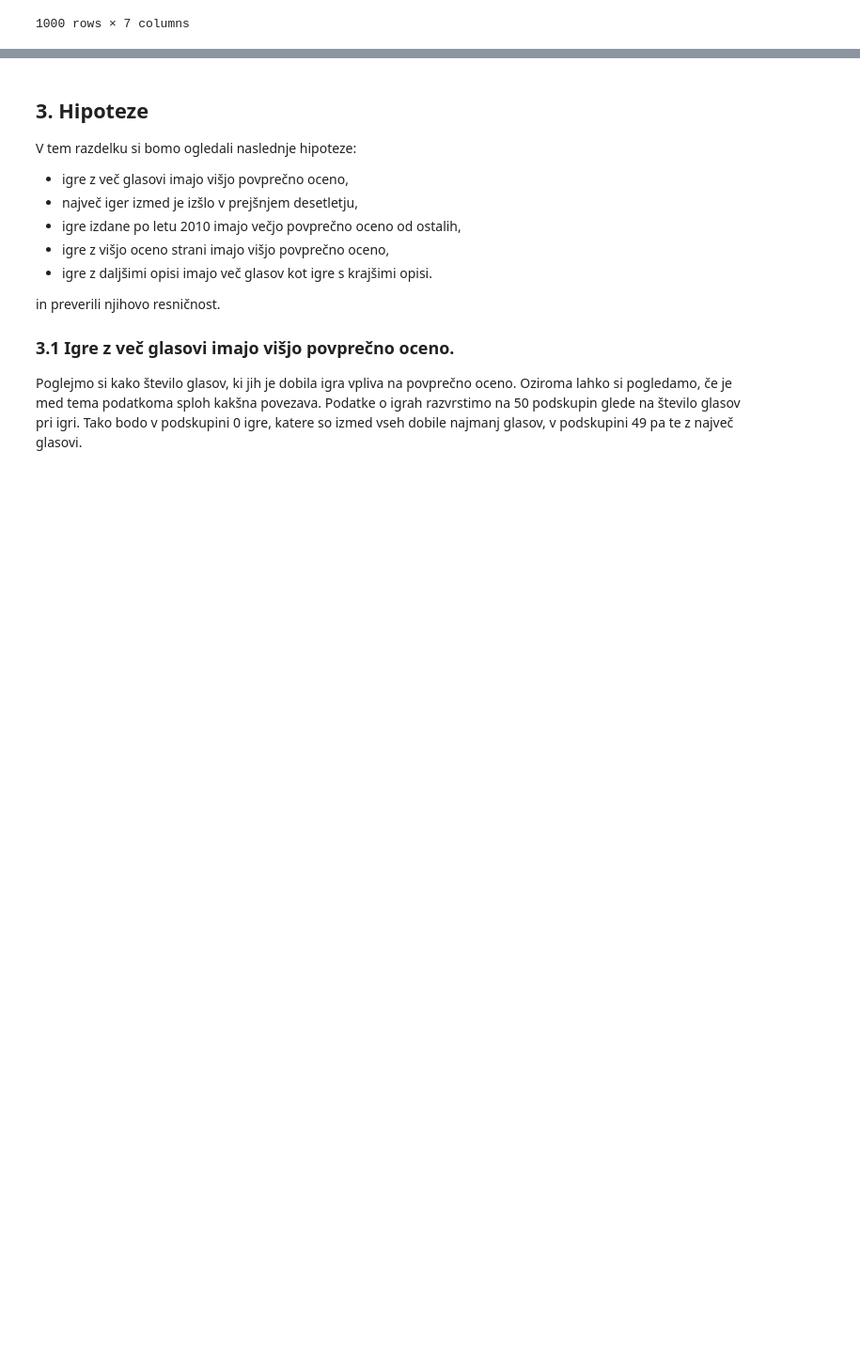
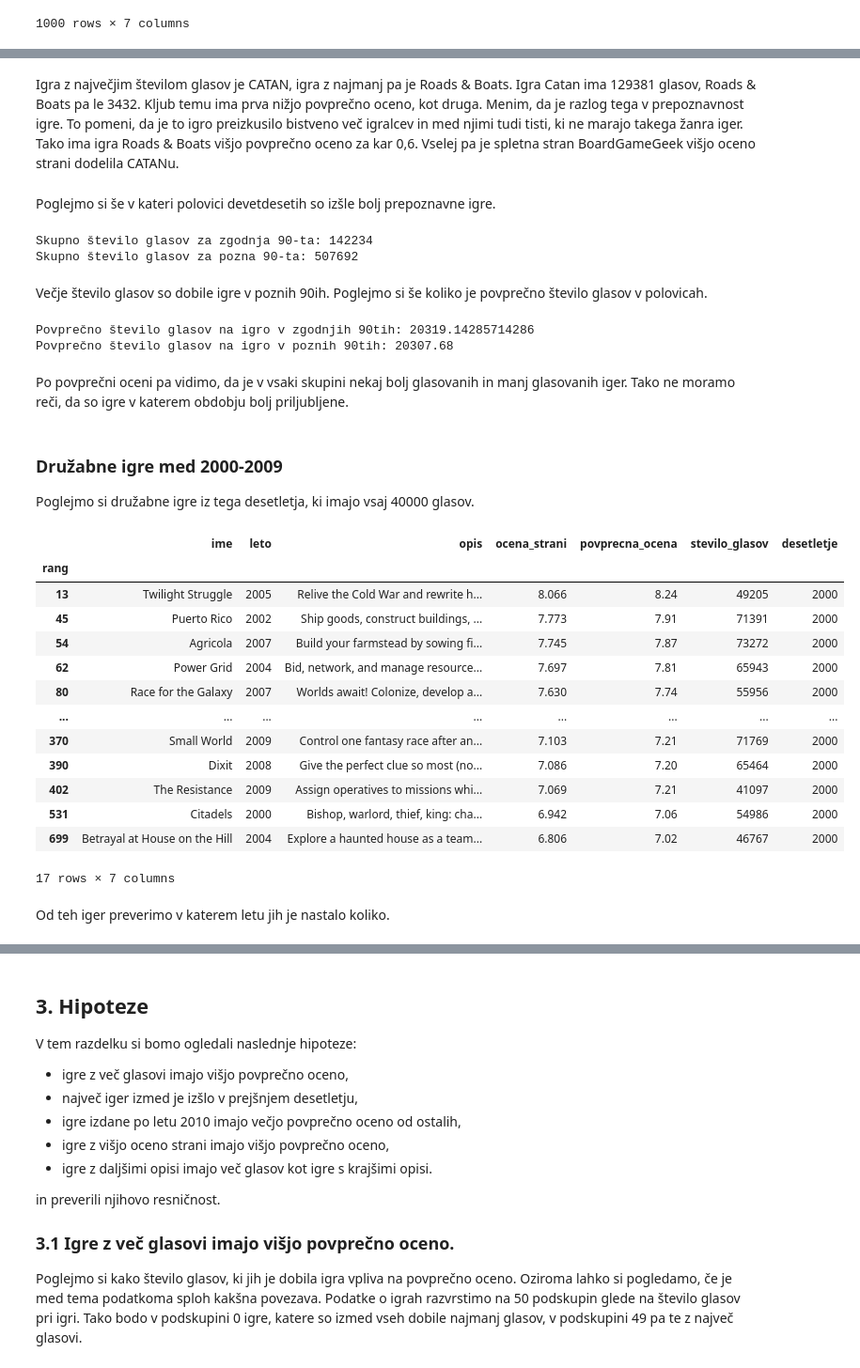
Before and after one commit to NikUrukalo/uvp-projektna-naloga, a Jupyter notebook: analiza.ipynb, the cells around one changed output, grey strips where cells are left out. Shown: that part at 94% size. Drawn from its saved outputs; the diff is of its cells as text; code cells hidden in the pictures; blank space fills up the shorter version.

```diff
--- a/analiza.ipynb
+++ b/analiza.ipynb
@@ -45,0 +107,53 @@ igre
+# %% [markdown]
+Igra z največjim številom glasov je CATAN, igra z najmanj pa je Roads & Boats. Igra Catan ima 129381 glasov, Roads & Boats pa le 3432. Kljub temu ima prva nižjo povprečno oceno, kot druga. Menim, da je razlog tega v prepoznavnost igre. To pomeni, da je to igro preizkusilo bistveno več igralcev in med njimi tudi tisti, ki ne marajo takega žanra iger. Tako ima igra Roads & Boats višjo povprečno oceno za kar 0,6. Vselej pa je spletna stran BoardGameGeek višjo oceno strani dodelila CATANu.
+# %% [markdown]
+Poglejmo si še v kateri polovici devetdesetih so izšle bolj prepoznavne igre.
+# %%
+zgodnja_90ta = igre_90ta[igre_90ta['leto'] < 1995]
+pozna_90ta = igre_90ta[igre_90ta['leto'] >= 1995]
+
+stevilo_glasov_zgodnja = zgodnja_90ta['stevilo_glasov'].sum()
+stevilo_glasov_pozna = pozna_90ta['stevilo_glasov'].sum()
+
+print("Skupno število glasov za zgodnja 90-ta:", stevilo_glasov_zgodnja)
+print("Skupno število glasov za pozna 90-ta:", stevilo_glasov_pozna)
+# %% [output]
+Skupno število glasov za zgodnja 90-ta: 142234
+Skupno število glasov za pozna 90-ta: 507692
+# %% [markdown]
+Večje število glasov so dobile igre v poznih 90ih. Poglejmo si še koliko je povprečno število glasov v polovicah.
+# %%
+povp_glasovi_zgodnja = stevilo_glasov_zgodnja / len(zgodnja_90ta)
+povp_glasovi_pozna = stevilo_glasov_pozna / len(pozna_90ta)
+print("Povprečno število glasov na igro v zgodnjih 90tih:", povp_glasovi_zgodnja)
+print("Povprečno število glasov na igro v poznih 90tih:", povp_glasovi_pozna)
+# %% [output]
+Povprečno število glasov na igro v zgodnjih 90tih: 20319.14285714286
+Povprečno število glasov na igro v poznih 90tih: 20307.68
+# %% [markdown]
+Po povprečni oceni pa vidimo, da je v vsaki skupini nekaj bolj glasovanih in manj glasovanih iger. Tako ne moramo reči, da so igre v katerem obdobju bolj priljubljene.
+# %% [markdown]
+### Družabne igre med 2000-2009
+
+Poglejmo si družabne igre iz tega desetletja, ki imajo vsaj 40000 glasov.
+# %%
+igre_00 = igre[igre['desetletje'] == 2000]
+igre_00 = igre_00[igre_00['stevilo_glasov'] > 40000]
+igre_00
+# %% [output]
+|  | ime | leto | opis | ocena_strani | povprecna_ocena | stevilo_glasov | desetletje |
+| rang |  |  |  |  |  |  |  |
+| 13 | Twilight Struggle | 2005 | Relive the Cold War and rewrite h... | 8.066 | 8.24 | 49205 | 2000 |
+| 45 | Puerto Rico | 2002 | Ship goods, construct buildings, ... | 7.773 | 7.91 | 71391 | 2000 |
+| 54 | Agricola | 2007 | Build your farmstead by sowing fi... | 7.745 | 7.87 | 73272 | 2000 |
+| 62 | Power Grid | 2004 | Bid, network, and manage resource... | 7.697 | 7.81 | 65943 | 2000 |
+| 80 | Race for the Galaxy | 2007 | Worlds await! Colonize, develop a... | 7.630 | 7.74 | 55956 | 2000 |
+| ... | ... | ... | ... | ... | ... | ... | ... |
+| 370 | Small World | 2009 | Control one fantasy race after an... | 7.103 | 7.21 | 71769 | 2000 |
+| 390 | Dixit | 2008 | Give the perfect clue so most (no... | 7.086 | 7.20 | 65464 | 2000 |
+| 402 | The Resistance | 2009 | Assign operatives to missions whi... | 7.069 | 7.21 | 41097 | 2000 |
+| 531 | Citadels | 2000 | Bishop, warlord, thief, king: cha... | 6.942 | 7.06 | 54986 | 2000 |
+| 699 | Betrayal at House on the Hill | 2004 | Explore a haunted house as a team... | 6.806 | 7.02 | 46767 | 2000 |
+17 rows × 7 columns
+# %% [markdown]
+Od teh iger preverimo v katerem letu jih je nastalo koliko.
```
Also changed, not shown: parts of 13 cells of this notebook.
